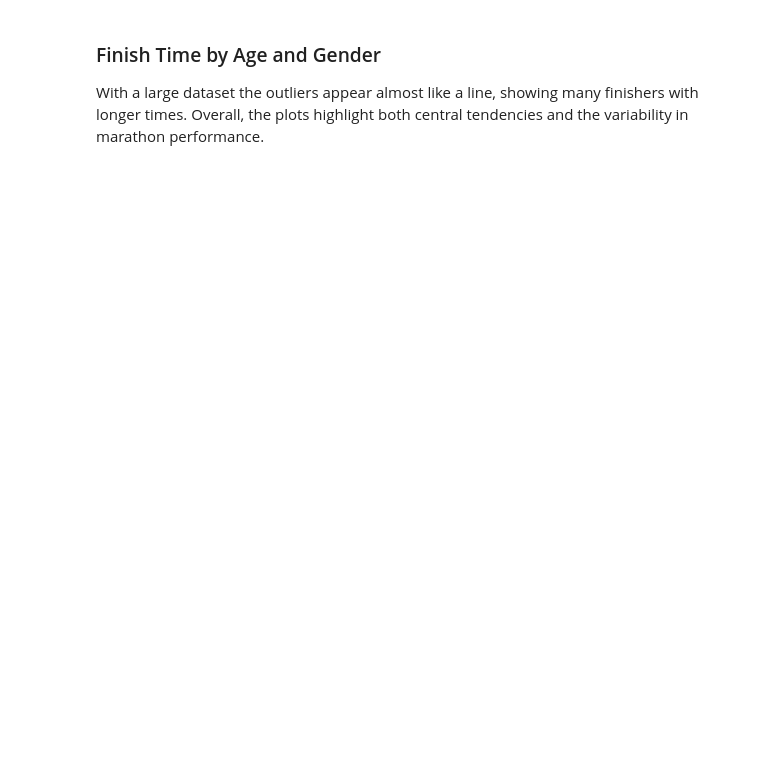
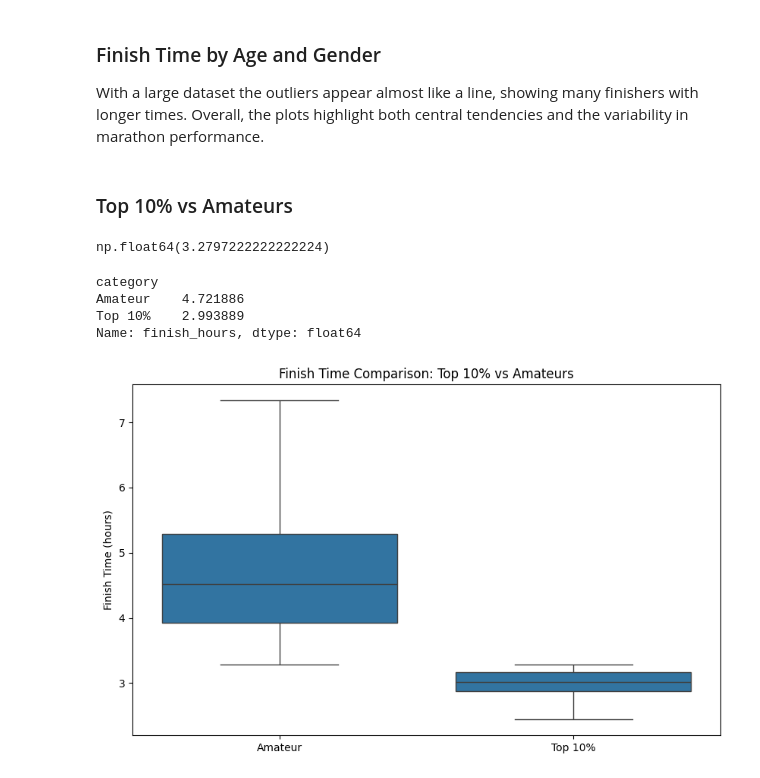
Before and after one commit to kimchiyama/Exploring_Marathon_Trends, a Jupyter notebook: notebooks/analysis.ipynb, the cells around one changed output. Drawn from its saved outputs; the diff is of its cells as text; code cells hidden in the pictures; blank space fills up the shorter version.

```diff
--- a/notebooks/analysis.ipynb
+++ b/notebooks/analysis.ipynb
@@ -754,3 +754,35 @@ plt.show()
 ### Finish Time by Age and Gender
 
 With a large dataset the outliers appear almost like a line, showing many finishers with longer times. Overall, the plots highlight both central tendencies and the variability in marathon performance.
+# %% [markdown]
+### Top 10% vs Amateurs
+# %%
+#Calculate Top 10%
+cutoff = combined_results['finish_hours'].quantile(0.10)
+cutoff
+# %% [output]
+np.float64(3.2797222222222224)
+# %%
+#Split into Elite vs Amateurs
+combined_results['category'] = combined_results['finish_hours'].apply(
+    lambda x: 'Top 10%' if x <= cutoff else 'Amateur'
+)
+# %%
+#Compare average times
+avg_times = combined_results.groupby('category')['finish_hours'].mean()
+avg_times
+# %% [output]
+category
+Amateur    4.721886
+Top 10%    2.993889
+Name: finish_hours, dtype: float64
+# %%
+#Plot
+plt.figure(figsize = (10, 6))
+sns.boxplot(x = 'category', y = 'finish_hours', data = combined_results, showfliers = False)
+plt.title('Finish Time Comparison: Top 10% vs Amateurs')
+plt.xlabel('')
+plt.ylabel('Finish Time (hours)')
+plt.show()
+# %% [output]
+[figure, added]
```
Also changed, not shown: parts of 11 cells of this notebook.
